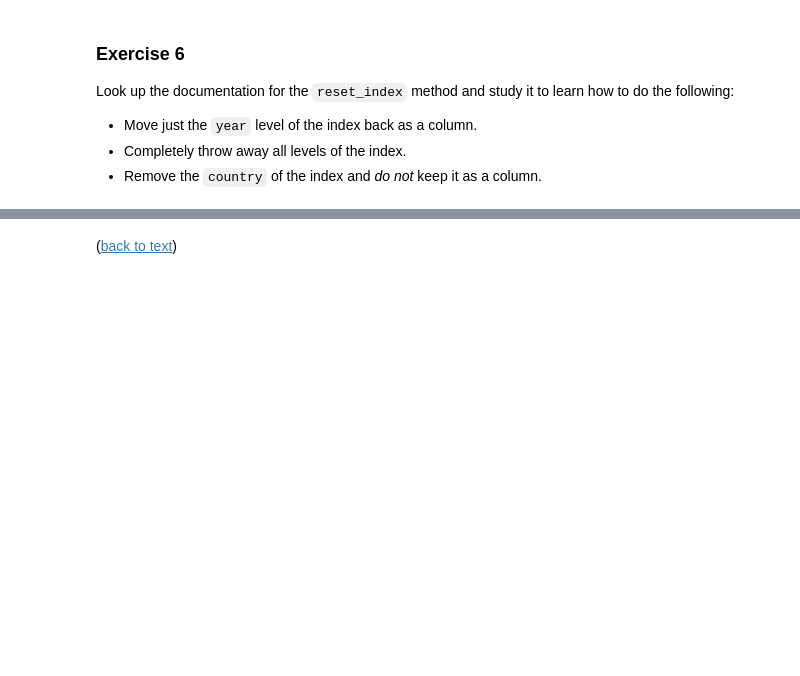
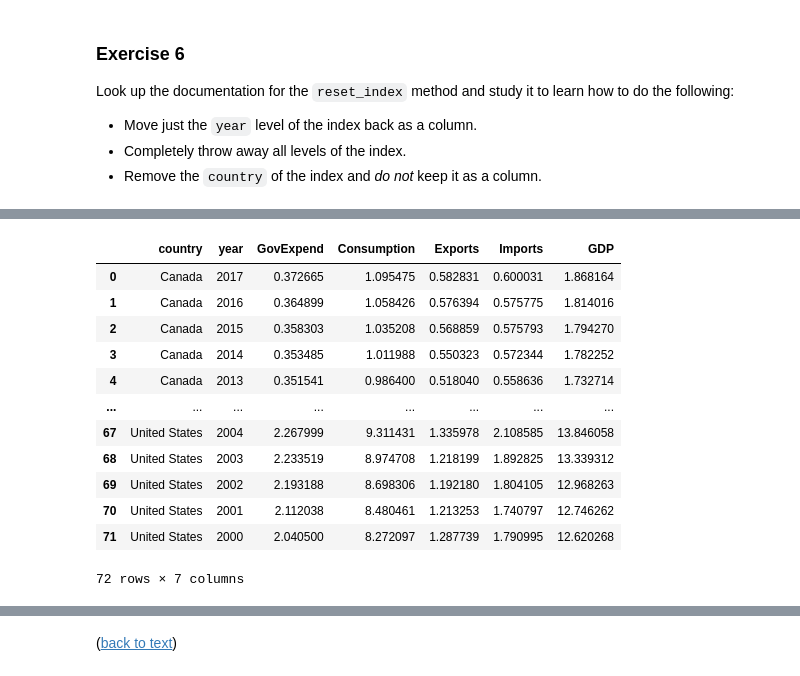
Before and after one commit to zyh-pku/Quant_Pandas, a Jupyter notebook: Index_pandas_9_files/3_the_index.ipynb, the cells around one changed output, grey strips where cells are left out. Saved outputs shown, nothing was run; the diff lists cells and outputs as text; code cells hidden in the pictures; blank space fills up the shorter version.

```diff
--- a/Index_pandas_9_files/3_the_index.ipynb
+++ b/Index_pandas_9_files/3_the_index.ipynb
@@ -621,4 +1117,19 @@ learn how to do the following:
 # %%
 # throw away all levels of index
+wdi.reset_index()
+# %% [output]
+|  | country | year | GovExpend | Consumption | Exports | Imports | GDP |
+| 0 | Canada | 2017 | 0.372665 | 1.095475 | 0.582831 | 0.600031 | 1.868164 |
+| 1 | Canada | 2016 | 0.364899 | 1.058426 | 0.576394 | 0.575775 | 1.814016 |
+| 2 | Canada | 2015 | 0.358303 | 1.035208 | 0.568859 | 0.575793 | 1.794270 |
+| 3 | Canada | 2014 | 0.353485 | 1.011988 | 0.550323 | 0.572344 | 1.782252 |
+| 4 | Canada | 2013 | 0.351541 | 0.986400 | 0.518040 | 0.558636 | 1.732714 |
+| ... | ... | ... | ... | ... | ... | ... | ... |
+| 67 | United States | 2004 | 2.267999 | 9.311431 | 1.335978 | 2.108585 | 13.846058 |
+| 68 | United States | 2003 | 2.233519 | 8.974708 | 1.218199 | 1.892825 | 13.339312 |
+| 69 | United States | 2002 | 2.193188 | 8.698306 | 1.192180 | 1.804105 | 12.968263 |
+| 70 | United States | 2001 | 2.112038 | 8.480461 | 1.213253 | 1.740797 | 12.746262 |
+| 71 | United States | 2000 | 2.040500 | 8.272097 | 1.287739 | 1.790995 | 12.620268 |
+72 rows × 7 columns
 # %%
 # Remove country from the index -- don't keep it as a column
```
Also changed, not shown: parts of 42 cells of this notebook.
